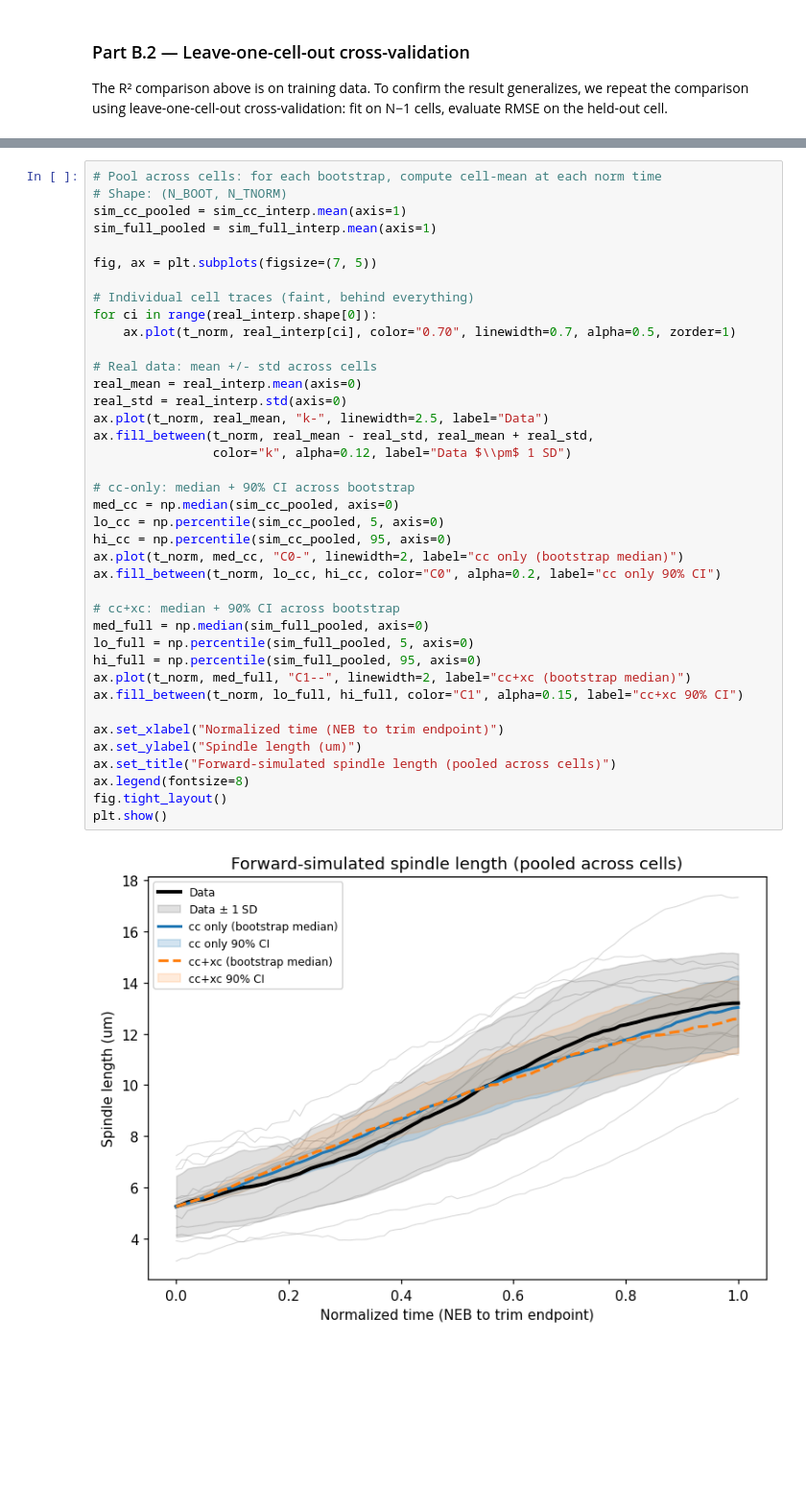
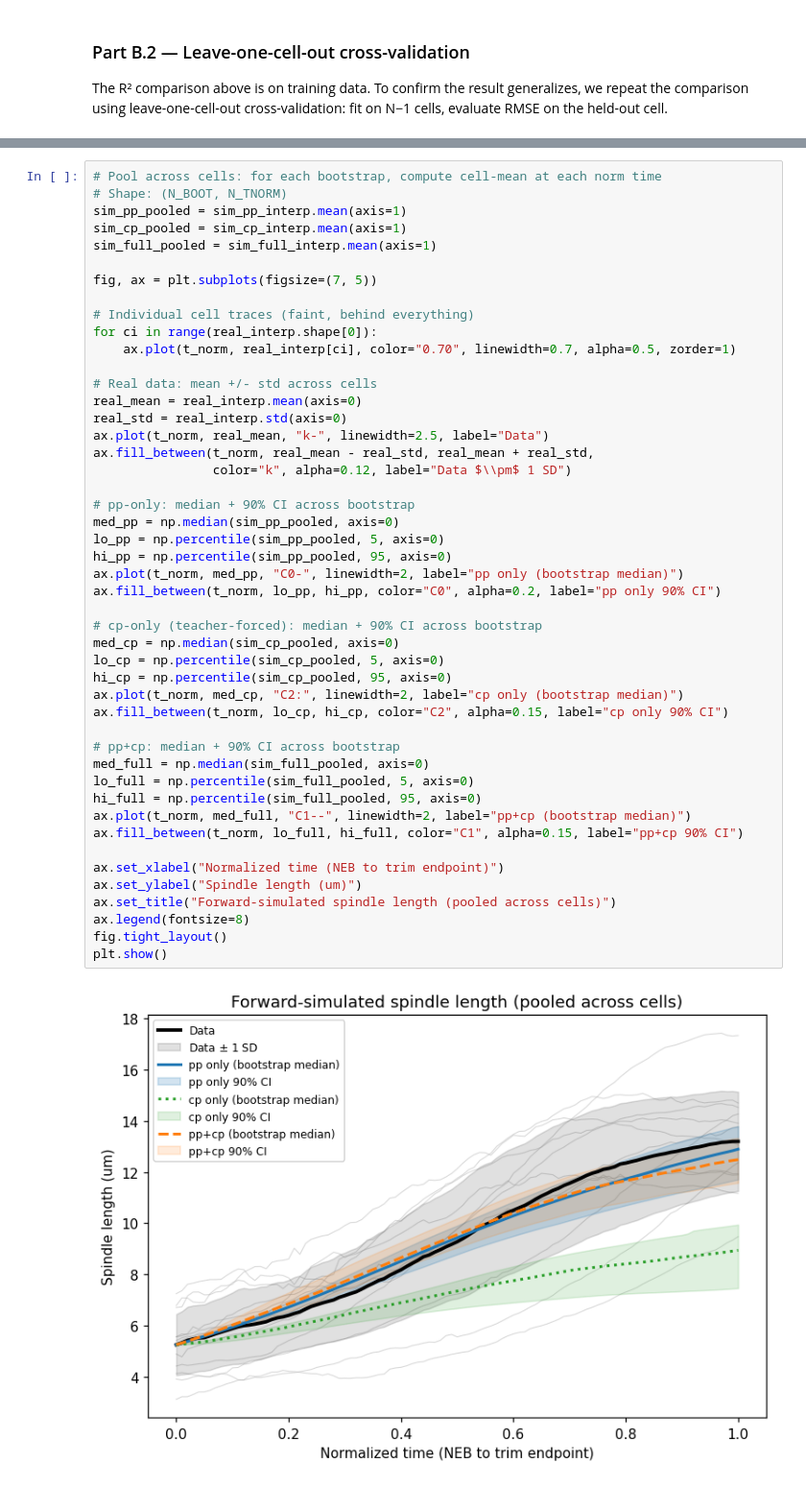
Before and after one commit to chris-miles/chrom-learning-2026, a Jupyter notebook: notebooks/ipynb/03_chromosomes_follow_centrosomes.ipynb, the cells around one changed output, grey strips where cells are left out. Shown at 96% size. Drawn from its saved outputs; the diff is of its cells as text; blank space fills up the shorter version.

```diff
--- a/notebooks/ipynb/03_chromosomes_follow_centrosomes.ipynb
+++ b/notebooks/ipynb/03_chromosomes_follow_centrosomes.ipynb
@@ -730,41 +812,49 @@ Forward simulation complete: 50 bootstrap resamples in 33.0 s
 # %%
 # Pool across cells: for each bootstrap, compute cell-mean at each norm time
 # Shape: (N_BOOT, N_TNORM)
-sim_cc_pooled = sim_cc_interp.mean(axis=1)
+sim_pp_pooled = sim_pp_interp.mean(axis=1)
+sim_cp_pooled = sim_cp_interp.mean(axis=1)
 sim_full_pooled = sim_full_interp.mean(axis=1)
 
 fig, ax = plt.subplots(figsize=(7, 5))
 
 # Individual cell traces (faint, behind everything)
 for ci in range(real_interp.shape[0]):
     ax.plot(t_norm, real_interp[ci], color="0.70", linewidth=0.7, alpha=0.5, zorder=1)
 
 # Real data: mean +/- std across cells
 real_mean = real_interp.mean(axis=0)
 real_std = real_interp.std(axis=0)
 ax.plot(t_norm, real_mean, "k-", linewidth=2.5, label="Data")
 ax.fill_between(t_norm, real_mean - real_std, real_mean + real_std,
                 color="k", alpha=0.12, label="Data $\\pm$ 1 SD")
 
-# cc-only: median + 90% CI across bootstrap
-med_cc = np.median(sim_cc_pooled, axis=0)
-lo_cc = np.percentile(sim_cc_pooled, 5, axis=0)
-hi_cc = np.percentile(sim_cc_pooled, 95, axis=0)
-ax.plot(t_norm, med_cc, "C0-", linewidth=2, label="cc only (bootstrap median)")
-ax.fill_between(t_norm, lo_cc, hi_cc, color="C0", alpha=0.2, label="cc only 90% CI")
+# pp-only: median + 90% CI across bootstrap
+med_pp = np.median(sim_pp_pooled, axis=0)
+lo_pp = np.percentile(sim_pp_pooled, 5, axis=0)
+hi_pp = np.percentile(sim_pp_pooled, 95, axis=0)
+ax.plot(t_norm, med_pp, "C0-", linewidth=2, label="pp only (bootstrap median)")
+ax.fill_between(t_norm, lo_pp, hi_pp, color="C0", alpha=0.2, label="pp only 90% CI")
 
-# cc+xc: median + 90% CI across bootstrap
+# cp-only (teacher-forced): median + 90% CI across bootstrap
+med_cp = np.median(sim_cp_pooled, axis=0)
+lo_cp = np.percentile(sim_cp_pooled, 5, axis=0)
+hi_cp = np.percentile(sim_cp_pooled, 95, axis=0)
+ax.plot(t_norm, med_cp, "C2:", linewidth=2, label="cp only (bootstrap median)")
+ax.fill_between(t_norm, lo_cp, hi_cp, color="C2", alpha=0.15, label="cp only 90% CI")
+
+# pp+cp: median + 90% CI across bootstrap
 med_full = np.median(sim_full_pooled, axis=0)
 lo_full = np.percentile(sim_full_pooled, 5, axis=0)
 hi_full = np.percentile(sim_full_pooled, 95, axis=0)
-ax.plot(t_norm, med_full, "C1--", linewidth=2, label="cc+xc (bootstrap median)")
-ax.fill_between(t_norm, lo_full, hi_full, color="C1", alpha=0.15, label="cc+xc 90% CI")
+ax.plot(t_norm, med_full, "C1--", linewidth=2, label="pp+cp (bootstrap median)")
+ax.fill_between(t_norm, lo_full, hi_full, color="C1", alpha=0.15, label="pp+cp 90% CI")
 
 ax.set_xlabel("Normalized time (NEB to trim endpoint)")
 ax.set_ylabel("Spindle length (um)")
 ax.set_title("Forward-simulated spindle length (pooled across cells)")
 ax.legend(fontsize=8)
 fig.tight_layout()
 plt.show()
 # %% [output]
-[figure, old version]
+[figure, new version]
```
Also changed, not shown: parts of 19 cells of this notebook, 23 other files.
